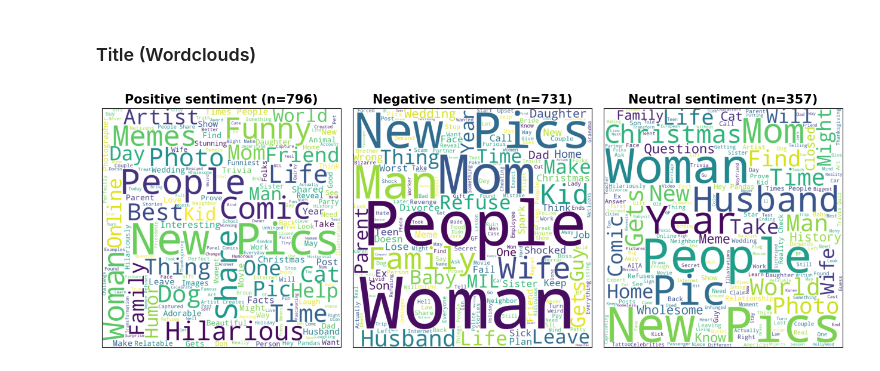
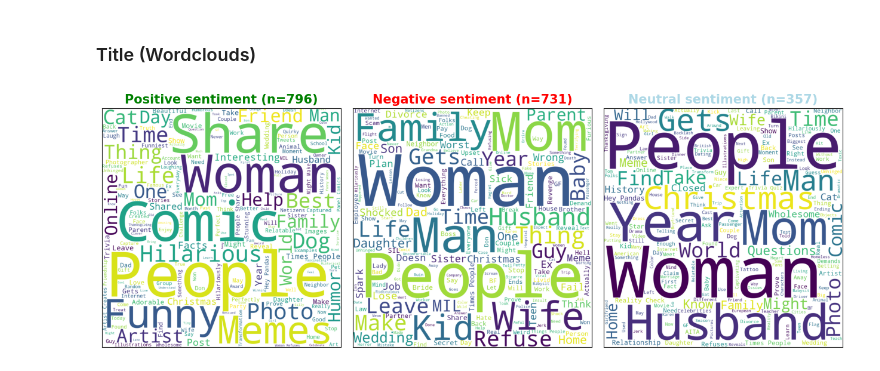
Before and after one commit to nick-peter-marcus/popculture-platform-sentiment-analysis, a Jupyter notebook: sentiment_analysis.ipynb, the cells around one changed output. Saved outputs shown, nothing was run; the diff lists cells and outputs as text; code cells hidden in the pictures.

```diff
--- a/sentiment_analysis.ipynb
+++ b/sentiment_analysis.ipynb
@@ -560,0 +683,8 @@ df_author_long["role_count"] = (df_author_long["Author Role"]
+# %%
+df_author_long_agg = (df_author_long.groupby(["Author Name Shortened"])
+                      .agg({"Author Name Shortened": "count",
+                            "sentiment_compound": "mean",
+                            "nr_comments": "mean",
+                            "voting": "mean"}))
+df_author_long_agg = df_author_long_agg.rename(columns={"Author Name Shortened": "count"})
+df_author_long_agg.head()
@@ -560,0 +699,4 @@ df_author_long["role_count"] = (df_author_long["Author Role"]
+# %%
+for col in ["sentiment_compound", "voting", "nr_comments"]:
+    print_top_bottom_n(df_author_long_agg, "sentiment_compound", 5)
+    print("\n")
@@ -594,0 +725,20 @@ stat_results
+# %%
+# F-Test
+df["is_compilation_int"] = df["is_compilation"].astype(int)
+numeric_columns_dict = {'voting': "Voting",
+                        'nr_comments': "# Comments",
+                        'nr_postings_shown': "# Postings",
+                        'nr_authors': "# Authors",
+                        'is_compilation_int': "Is compilation"}
+
+print(f'{"Column":20}{"F1-Stat":10}{"F1 p-value"}')
+for col in numeric_columns_dict.keys():
+    # Filter data
+    pos_data = df.loc[df["sentiment"] == "positive", col]
+    neg_data = df.loc[df["sentiment"] == "negative", col]
+    neu_data = df.loc[df["sentiment"] == "neutral", col]
+    # F-Test
+    f1 = f_oneway(pos_data, neg_data, neu_data)
+    f1_stat, f1_pval = round(f1[0], 3), round(f1[1], 3)
+
+    print(f"{col:20}{f1_stat:.3f}{f1_pval:9.3f}")
@@ -792,31 +961,32 @@ axs[1].set_ylabel(None);
 # %%
 # Set up wordcloud module
 stopwords = set(STOPWORDS)
-stopwords.update(["re", "s", "t", "ve"])
+stopwords.update(["re", "s", "t", "ve", "New", "Pics"])
 
 wc = WordCloud(
     stopwords = stopwords,
-    background_color = 'white',
+    background_color = "white",
     width = 1000,
     height = 1000,
-    min_font_size=10
+    min_font_size = 10
 )
 
 # Define canvas
 fig, axs = plt.subplots(figsize=(16,10), ncols=3)
 plt.subplots_adjust(wspace=0.05)
 
 # Create wordclouds of the post titles associated with the sentiments
 sentiments = ["positive", "negative", "neutral"]
-for axis, sentiment in enumerate(sentiments):
+colors = ["green", "red", "lightblue"]
+for axis, sentiment, color in zip(range(0,3), sentiments, colors):
     filtered_titles = df.loc[df["sentiment"] == sentiment, "title"]
     text = " ".join(filtered_titles)
     wordcloud = wc.generate(text)
     axs[axis].imshow(wordcloud)
     title_text = f"{sentiment.capitalize()} sentiment (n={len(filtered_titles)})"
-    axs[axis].set_title(title_text, weight="bold", size="15")
+    axs[axis].set_title(title_text, weight="bold", size=15, color=color)
     axs[axis].tick_params(left=False, bottom=False)
     axs[axis].set_xticklabels([])
     axs[axis].set_yticklabels([])
 # %% [output]
-[figure, old version]
+[figure, new version]
```
Also changed, not shown: parts of 36 cells of this notebook.
